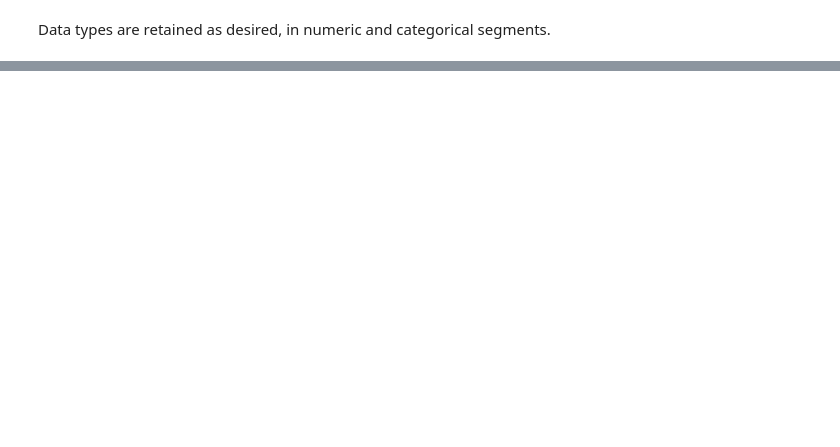
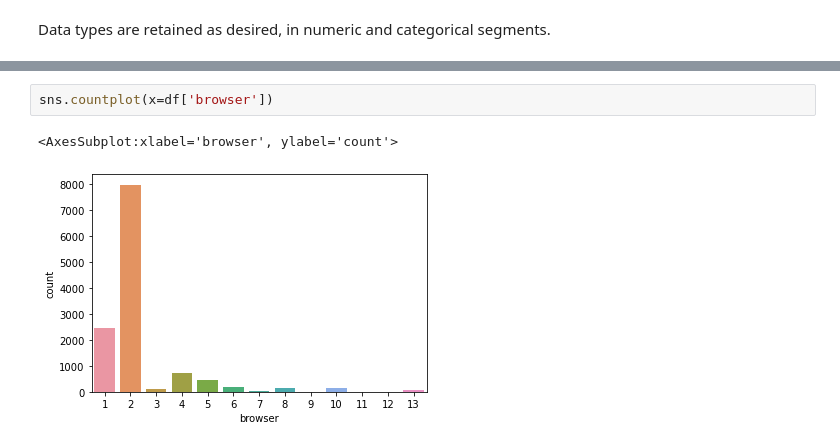
Before and after one commit to Yjung136/326_final_project, a Jupyter notebook: notebooks/EDA_notebook.ipynb, the cells around one changed output, grey strips where cells are left out. Drawn from its saved outputs; the diff is of its cells as text; blank space fills up the shorter version.

```diff
--- a/notebooks/EDA_notebook.ipynb
+++ b/notebooks/EDA_notebook.ipynb
@@ -42,0 +149,5 @@ df.sample(5)
+# %%
+sns.countplot(x=df['browser'])
+# %% [output]
+<AxesSubplot:xlabel='browser', ylabel='count'>
+[figure, added]
```
Also changed, not shown: parts of 19 cells of this notebook.
